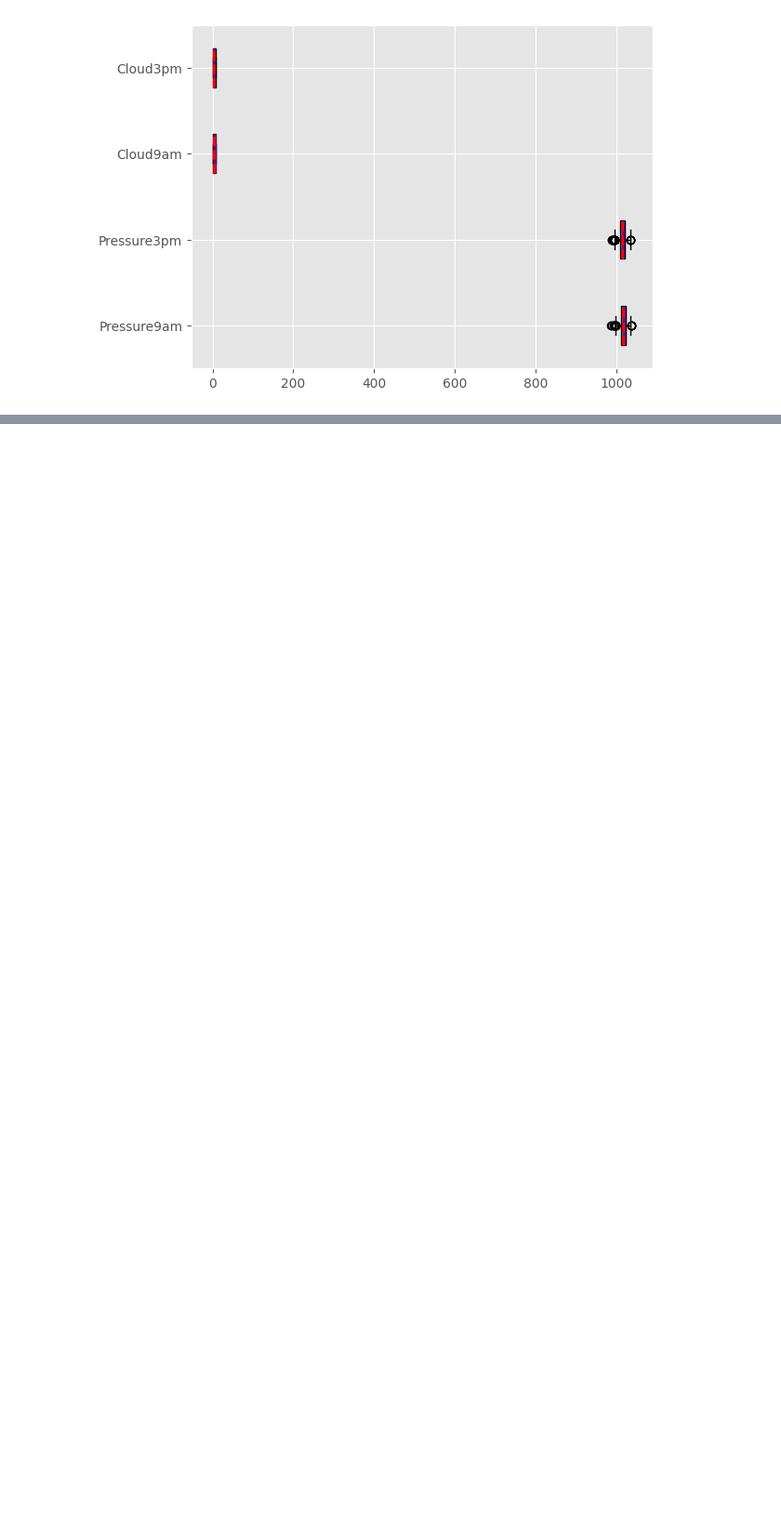
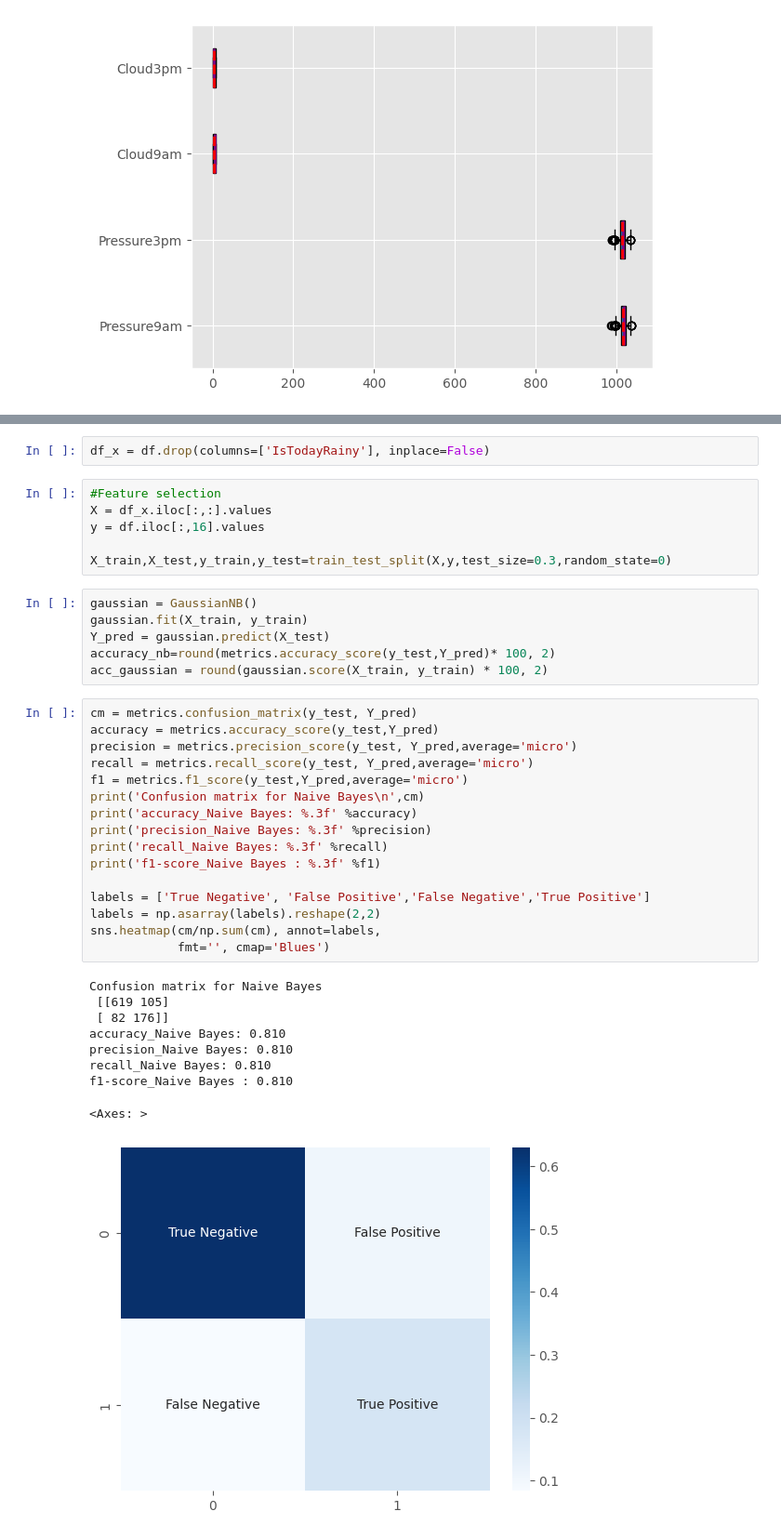
Before and after one commit to bbalage/DataMiningAssignment2, a Jupyter notebook: assignment_2.ipynb, the cells around one changed output, grey strips where cells are left out. Shown at 93% size. Cells and saved outputs as stored; diff of their text form; blank space fills up the shorter version.

Commit message:
Added naive Bayes classifier.

```diff
--- a/assignment_2.ipynb
+++ b/assignment_2.ipynb
@@ -123,0 +170,40 @@ plt.show()
+# %%
+df_x = df.drop(columns=['IsTodayRainy'], inplace=False)
+# %%
+#Feature selection
+X = df_x.iloc[:,:].values
+y = df.iloc[:,16].values
+
+X_train,X_test,y_train,y_test=train_test_split(X,y,test_size=0.3,random_state=0)
+# %%
+gaussian = GaussianNB()
+gaussian.fit(X_train, y_train)
+Y_pred = gaussian.predict(X_test)
+accuracy_nb=round(metrics.accuracy_score(y_test,Y_pred)* 100, 2)
+acc_gaussian = round(gaussian.score(X_train, y_train) * 100, 2)
+# %%
+cm = metrics.confusion_matrix(y_test, Y_pred)
+accuracy = metrics.accuracy_score(y_test,Y_pred)
+precision = metrics.precision_score(y_test, Y_pred,average='micro')
+recall = metrics.recall_score(y_test, Y_pred,average='micro')
+f1 = metrics.f1_score(y_test,Y_pred,average='micro')
+print('Confusion matrix for Naive Bayes\n',cm)
+print('accuracy_Naive Bayes: %.3f' %accuracy)
+print('precision_Naive Bayes: %.3f' %precision)
+print('recall_Naive Bayes: %.3f' %recall)
+print('f1-score_Naive Bayes : %.3f' %f1)
+
+labels = ['True Negative', 'False Positive','False Negative','True Positive']
+labels = np.asarray(labels).reshape(2,2)
+sns.heatmap(cm/np.sum(cm), annot=labels,
+            fmt='', cmap='Blues')
+# %% [output]
+Confusion matrix for Naive Bayes
+ [[619 105]
+ [ 82 176]]
+accuracy_Naive Bayes: 0.810
+precision_Naive Bayes: 0.810
+recall_Naive Bayes: 0.810
+f1-score_Naive Bayes : 0.810
+<Axes: >
+[figure, added]
```
Also changed, not shown: parts of 5 cells of this notebook, 1 other file.
